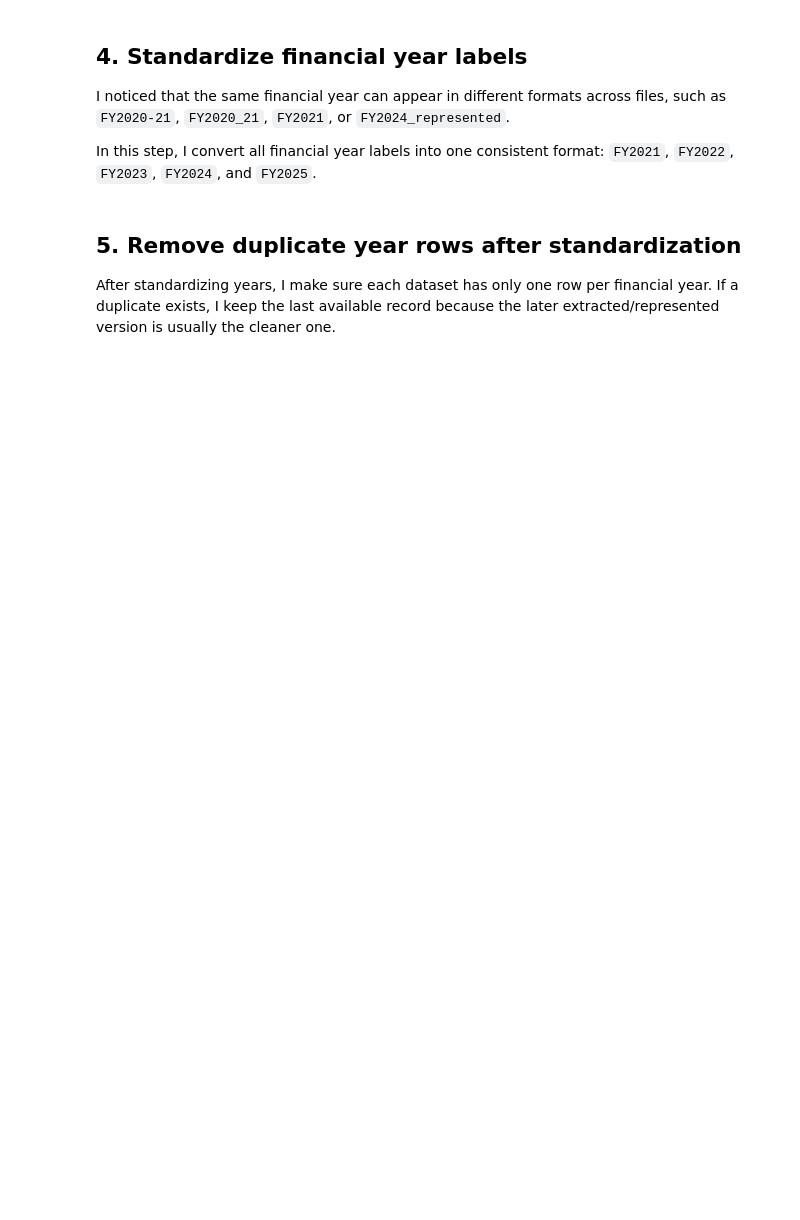
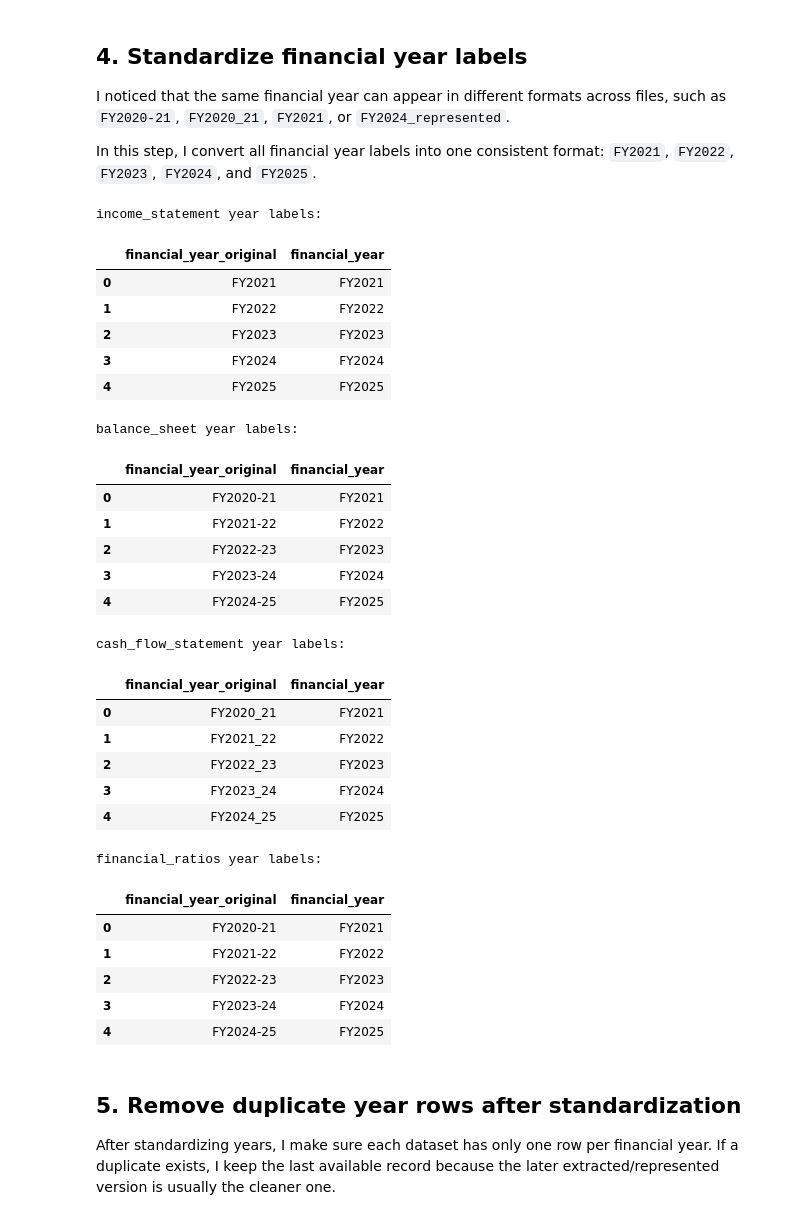
Before and after one commit to vatsal-goel/tata-motors-financial-analysis, a Jupyter notebook: notebooks/01_data_cleaning_and_validation.ipynb, the cells around one changed output. Drawn from its saved outputs; the diff is of its cells as text; code cells hidden in the pictures; blank space fills up the shorter version.

```diff
--- a/notebooks/01_data_cleaning_and_validation.ipynb
+++ b/notebooks/01_data_cleaning_and_validation.ipynb
@@ -114,35 +148,63 @@ def standardize_financial_year(value):
         "FY2024 represented": "FY2024",
 
         "FY2024-25": "FY2025",
         "FY2024_25": "FY2025",
         "FY2024/25": "FY2025",
         "FY25": "FY2025",
         "FY2025": "FY2025",
     }
 
     return year_mapping.get(value, value)
 
 # I keep the original year column for checking and then standardize the working financial_year column.
 datasets = {
     "income_statement": income_df.copy(),
     "balance_sheet": balance_df.copy(),
     "cash_flow_statement": cashflow_df.copy(),
     "financial_ratios": ratios_df.copy(),
 }
 
 for name, df in datasets.items():
     if "financial_year" not in df.columns:
         raise KeyError(f"financial_year column is missing in {name}")
 
     df["financial_year_original"] = df["financial_year"]
     df["financial_year"] = df["financial_year"].apply(standardize_financial_year)
     datasets[name] = df
 
 # I display the original and standardized year values for each dataset.
 for name, df in datasets.items():
-    print(f"
-{name} year labels:")
+    print(f"{name} year labels:")
     display(df[["financial_year_original", "financial_year"]].drop_duplicates().sort_values("financial_year"))
+# %% [output]
+income_statement year labels:
+|  | financial_year_original | financial_year |
+| 0 | FY2021 | FY2021 |
+| 1 | FY2022 | FY2022 |
+| 2 | FY2023 | FY2023 |
+| 3 | FY2024 | FY2024 |
+| 4 | FY2025 | FY2025 |
+balance_sheet year labels:
+|  | financial_year_original | financial_year |
+| 0 | FY2020-21 | FY2021 |
+| 1 | FY2021-22 | FY2022 |
+| 2 | FY2022-23 | FY2023 |
+| 3 | FY2023-24 | FY2024 |
+| 4 | FY2024-25 | FY2025 |
+cash_flow_statement year labels:
+|  | financial_year_original | financial_year |
+| 0 | FY2020_21 | FY2021 |
+| 1 | FY2021_22 | FY2022 |
+| 2 | FY2022_23 | FY2023 |
+| 3 | FY2023_24 | FY2024 |
+| 4 | FY2024_25 | FY2025 |
+financial_ratios year labels:
+|  | financial_year_original | financial_year |
+| 0 | FY2020-21 | FY2021 |
+| 1 | FY2021-22 | FY2022 |
+| 2 | FY2022-23 | FY2023 |
+| 3 | FY2023-24 | FY2024 |
+| 4 | FY2024-25 | FY2025 |
 # %% [markdown]
 ## 5. Remove duplicate year rows after standardization
 
```
Also changed, not shown: parts of 12 cells of this notebook.
